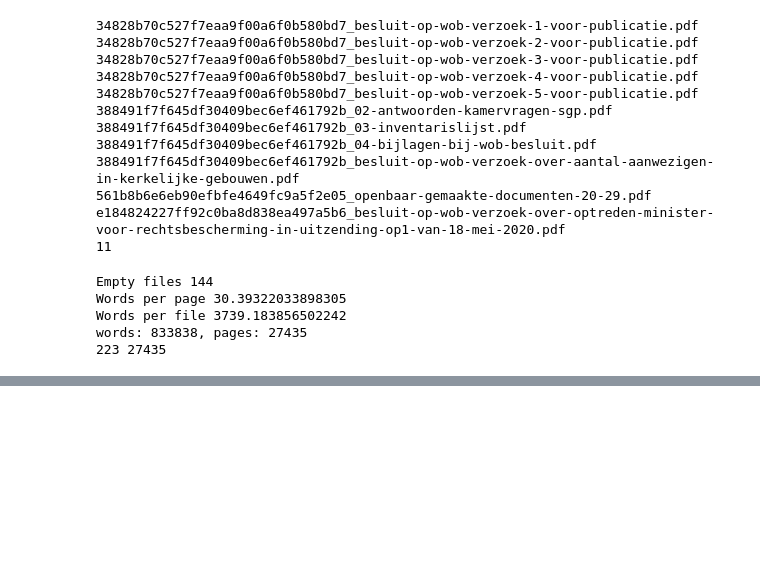
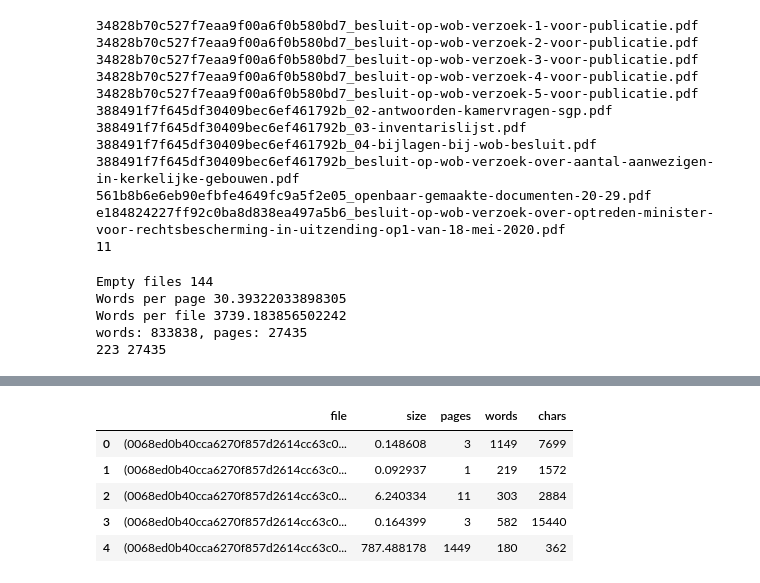
Before and after one commit to JustinBon/thesis, a Jupyter notebook: experiments/Data analysis.ipynb, the cells around one changed output, grey strips where cells are left out. Cells and saved outputs as stored; diff of their text form; code cells hidden in the pictures; blank space fills up the shorter version.

```diff
--- a/experiments/Data analysis.ipynb
+++ b/experiments/Data analysis.ipynb
@@ -141,0 +187,18 @@ sum([files[x]['pages'] for x in files])
+# %%
+data = {
+    'file' : files.keys(),
+    'size' : [files[x]['size'] / (1024 * 1024) for x in files],
+    'pages' : [files[x]['pages'] for x in files],
+    'words' : [files[x]['words'] for x in files],
+    'chars' : [files[x]['chars'] for x in files]
+}
+
+df = pd.DataFrame.from_dict(data)
+df.head()
+# %% [output]
+|  | file | size | pages | words | chars |
+| 0 | (0068ed0b40cca6270f857d2614cc63c0... | 0.148608 | 3 | 1149 | 7699 |
+| 1 | (0068ed0b40cca6270f857d2614cc63c0... | 0.092937 | 1 | 219 | 1572 |
+| 2 | (0068ed0b40cca6270f857d2614cc63c0... | 6.240334 | 11 | 303 | 2884 |
+| 3 | (0068ed0b40cca6270f857d2614cc63c0... | 0.164399 | 3 | 582 | 15440 |
+| 4 | (0068ed0b40cca6270f857d2614cc63c0... | 787.488178 | 1449 | 180 | 362 |
```
Also changed, not shown: parts of 8 cells of this notebook, 2 other files.
